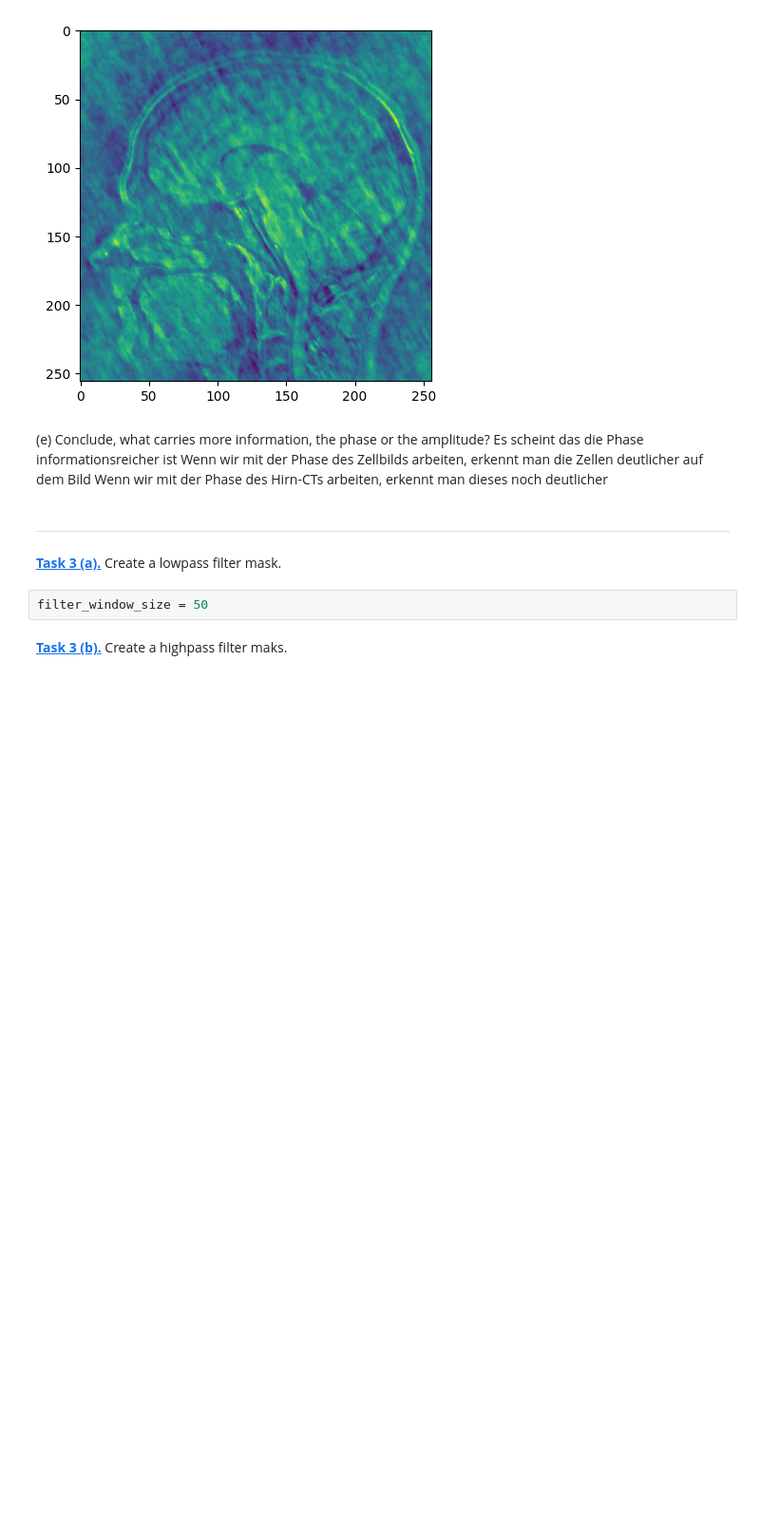
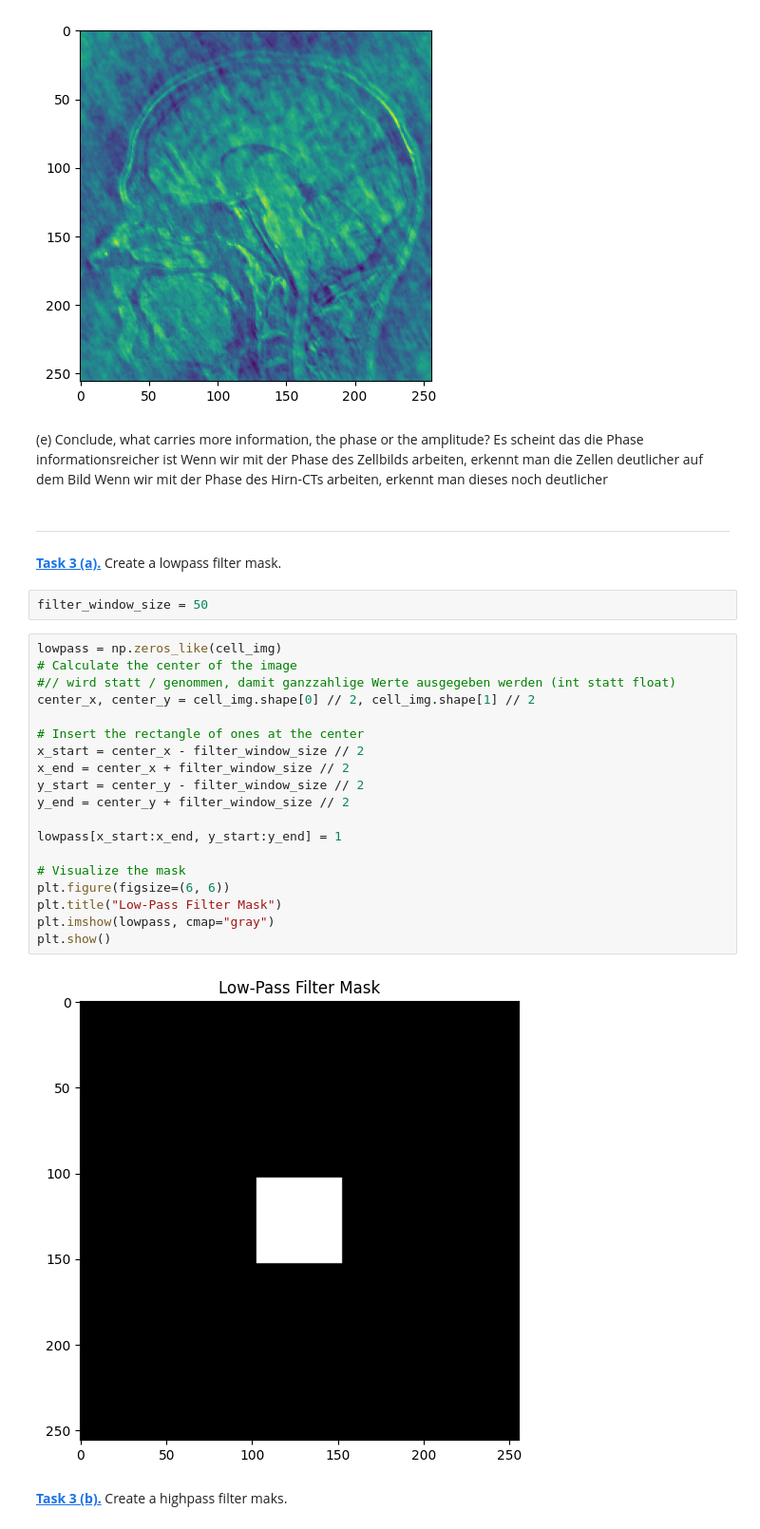
Before and after one commit to AlexandraKornelius/mobi-fs5-python, a Jupyter notebook: fourier.ipynb, the cells around one changed output. Shown at 95% size. Drawn from its saved outputs; the diff is of its cells as text; blank space fills up the shorter version.

```diff
--- a/fourier.ipynb
+++ b/fourier.ipynb
@@ -184,5 +184,26 @@ plt.imshow(mer2sr.real)
 **[Task 3 (a).]()** Create a lowpass filter mask.
 # %%
 filter_window_size = 50
+# %%
+lowpass = np.zeros_like(cell_img)
+# Calculate the center of the image
+#// wird statt / genommen, damit ganzzahlige Werte ausgegeben werden (int statt float)
+center_x, center_y = cell_img.shape[0] // 2, cell_img.shape[1] // 2
+
+# Insert the rectangle of ones at the center
+x_start = center_x - filter_window_size // 2
+x_end = center_x + filter_window_size // 2
+y_start = center_y - filter_window_size // 2
+y_end = center_y + filter_window_size // 2
+
+lowpass[x_start:x_end, y_start:y_end] = 1
+
+# Visualize the mask
+plt.figure(figsize=(6, 6))
+plt.title("Low-Pass Filter Mask")
+plt.imshow(lowpass, cmap="gray")
+plt.show()
+# %% [output]
+[figure, added]
 # %% [markdown]
 **[Task 3 (b).]()** Create a highpass filter maks.
```
Also changed, not shown: parts of 3 cells of this notebook.
